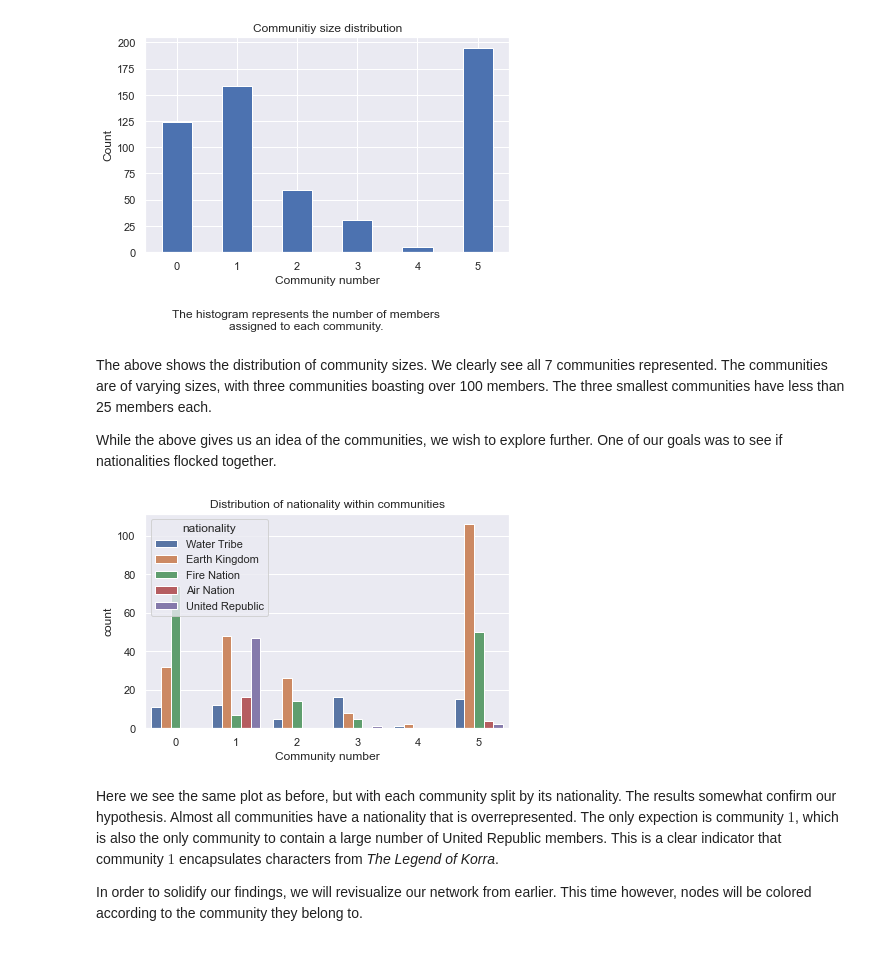
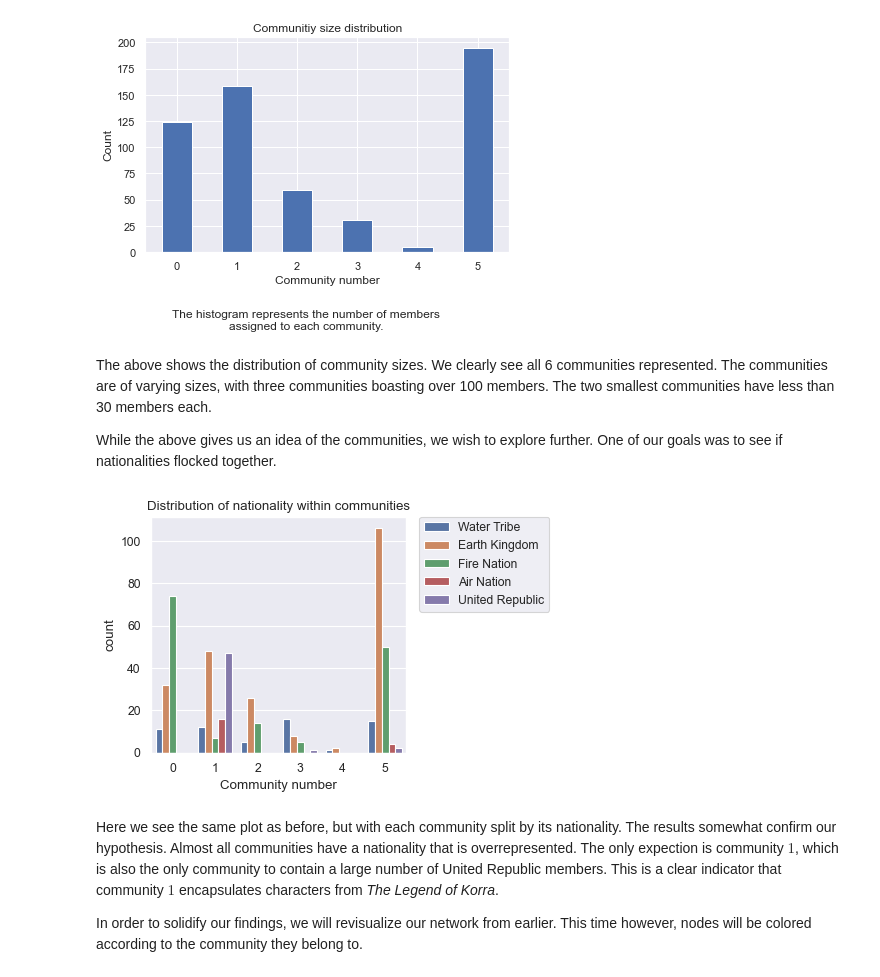
Before and after one commit to philipwastakenwastaken/social-graphs-project-2021, a Jupyter notebook: explainer.ipynb, the cells around one changed output. Cells and saved outputs as stored; diff of their text form; code cells hidden in the pictures.

```diff
--- a/explainer.ipynb
+++ b/explainer.ipynb
@@ -16,7 +16,7 @@ import powerlaw
 
 from fa2 import ForceAtlas2
 import plotly.express as px
-sns.set()
+sns.set(rc={"figure.dpi":80})
 
 from statistics import mean
 from collections import Counter
@@ -1352,24 +1354,25 @@ plot_community_distribution(avatar_communities)
 # %% [output]
 [figure]
 # %% [markdown]
-The above shows the distribution of community sizes. We clearly see all 7 communities represented. The communities are of varying sizes, with three communities boasting over 100 members. The three smallest communities have less than 25 members each.
+The above shows the distribution of community sizes. We clearly see all 6 communities represented. The communities are of varying sizes, with three communities boasting over 100 members. The two smallest communities have less than 30 members each.
 
 While the above gives us an idea of the communities, we wish to explore further. One of our goals was to see if nationalities flocked together.
 # %%
 comms = [comm for _, comm in avatar_communities.items()]
 names = [name for name, _ in avatar_communities.items()]
 nats = [n[1]['nationality'] for n in GCC.nodes(data=True)]
 
 comm_df = pd.DataFrame({'name': names, 'community_number': comms, 'nationality': nats})
 
 sns.countplot(data=comm_df, x='community_number', hue='nationality')
 plt.xlabel('Community number')
 plt.title('Distribution of nationality within communities')
+plt.legend(bbox_to_anchor=(1.05, 1), loc=2, borderaxespad=0.)
 
 plt.tight_layout()
 plt.show()
 # %% [output]
-[figure, old version]
+[figure, new version]
 # %% [markdown]
 Here we see the same plot as before, but with each community split by its nationality. The results somewhat confirm our hypothesis. Almost all communities have a nationality that is overrepresented. The only expection is community $1$, which is also the only community to contain a large number of United Republic members. This is a clear indicator that community $1$ encapsulates characters from *The Legend of Korra*.
 
```
Also changed, not shown: parts of 11 cells of this notebook, 3 other files.
